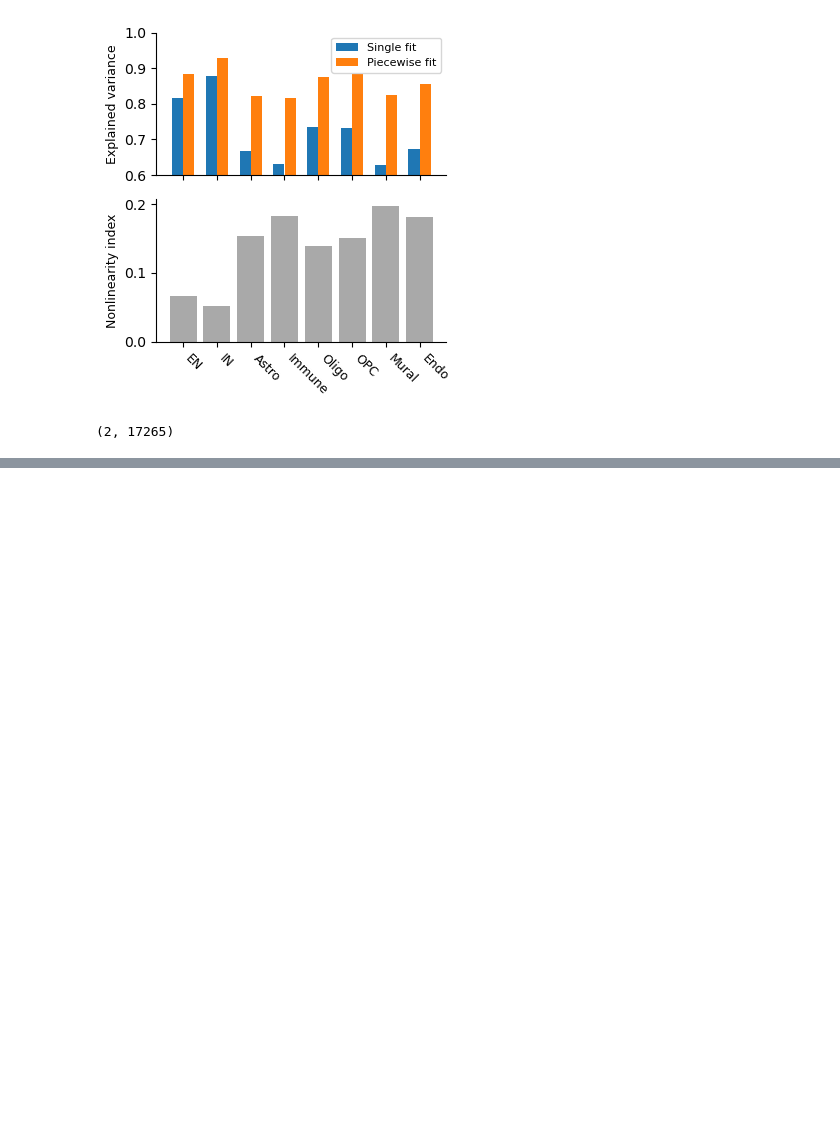
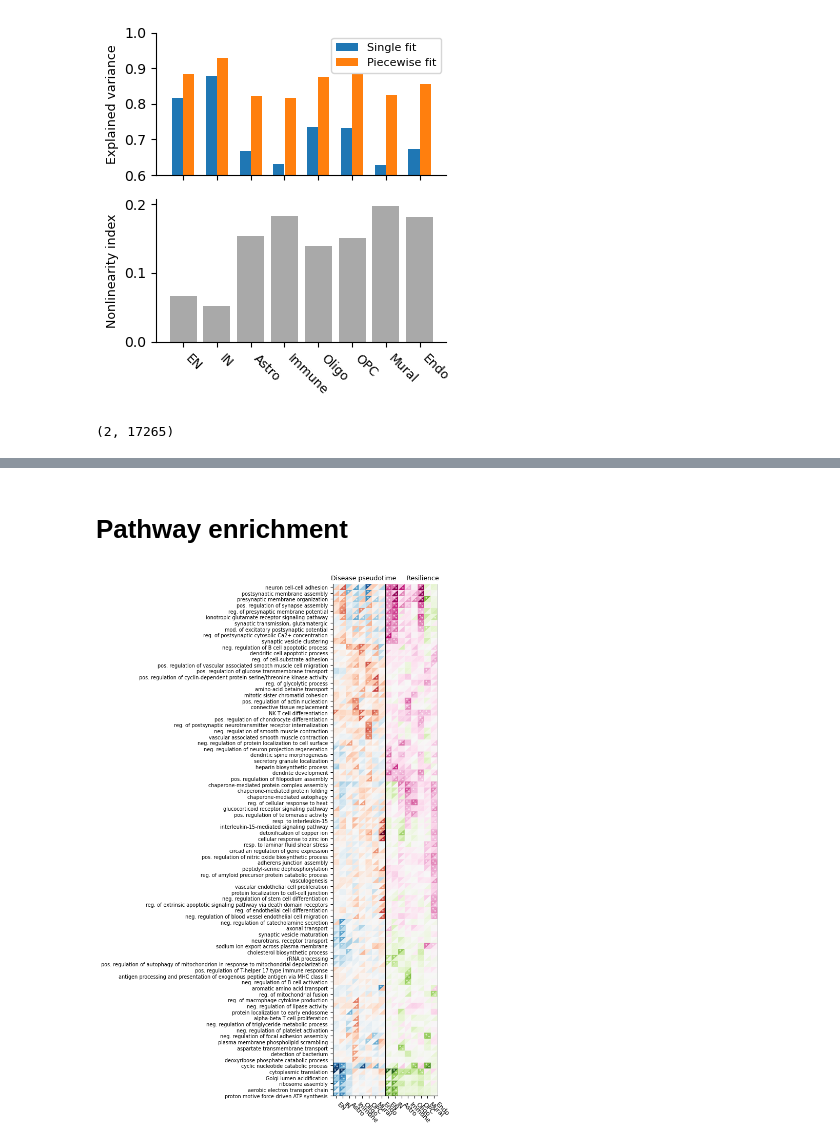
Before and after one commit to DiseaseNeuroGenomics/PsychADxD, a Jupyter notebook: 7_trajectory/generate_figures.ipynb, the cells around one changed output, grey strips where cells are left out. Drawn from its saved outputs; the diff is of its cells as text; code cells hidden in the pictures; blank space fills up the shorter version.

Commit message:
added code for early/late enrichment

```diff
--- a/7_trajectory/generate_figures.ipynb
+++ b/7_trajectory/generate_figures.ipynb
@@ -167,0 +201,5 @@ ct.cell_traj["EN"][f"slopes_{suffix}"].shape
+# %% [markdown]
+# Pathway enrichment
+# %%
+input_path = "/home/masse/work/PsychADxD/7_trajectory/processed_data/zenith_output_early_late"
+path_enr = analysis.PathEnrichmentAllCells(input_path)
@@ -167,0 +208,9 @@ ct.cell_traj["EN"][f"slopes_{suffix}"].shape
+# %%
+rrvgo_df = pd.read_csv("/home/masse/work/PsychADxD/7_trajectory/processed_data/rrvgo/rrvgo_output.csv")
+# %%
+# Supplementary Figure 18 (heatmap of Braak slopes and Resilience scores for all GO BP pathways from rrvgo analysis)
+# Supplementary Figures 19 and 20 are analogous, except they show GO CC and GO MF pathways
+paths = list(rrvgo_df.parentTerm.unique())
+path_enr.generate_early_late_figure(paths, cluster_pathways = True, figsize=(7.0, 11.0), save_fig_fn = None)
+# %% [output]
+[figure, added]
```
Also changed, not shown: parts of 10 cells of this notebook, 1 other file.
